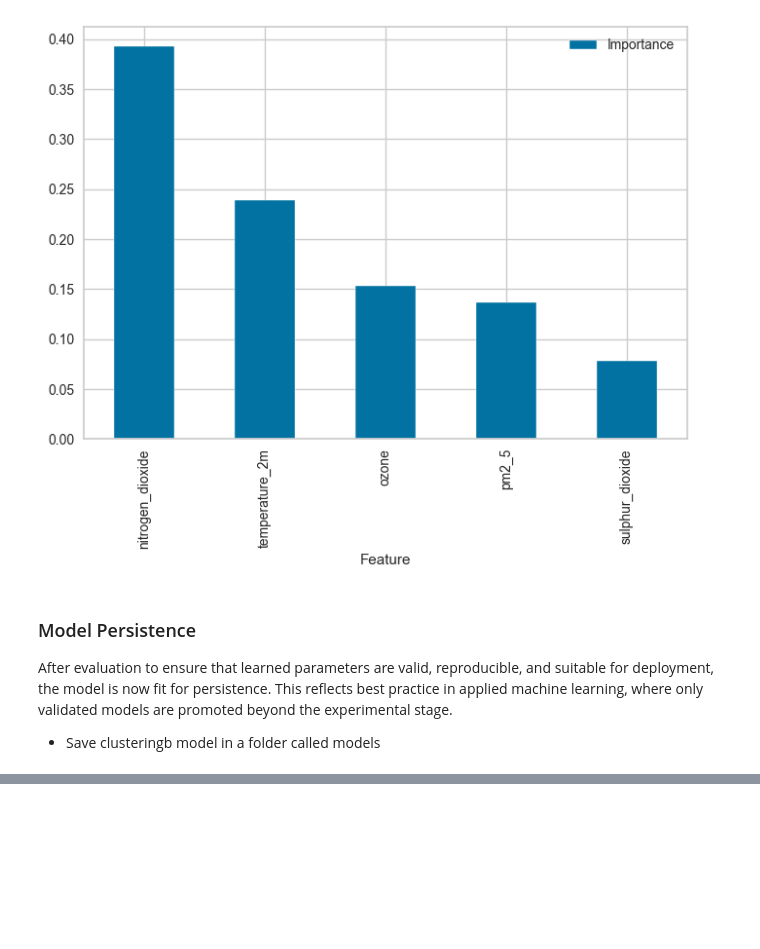
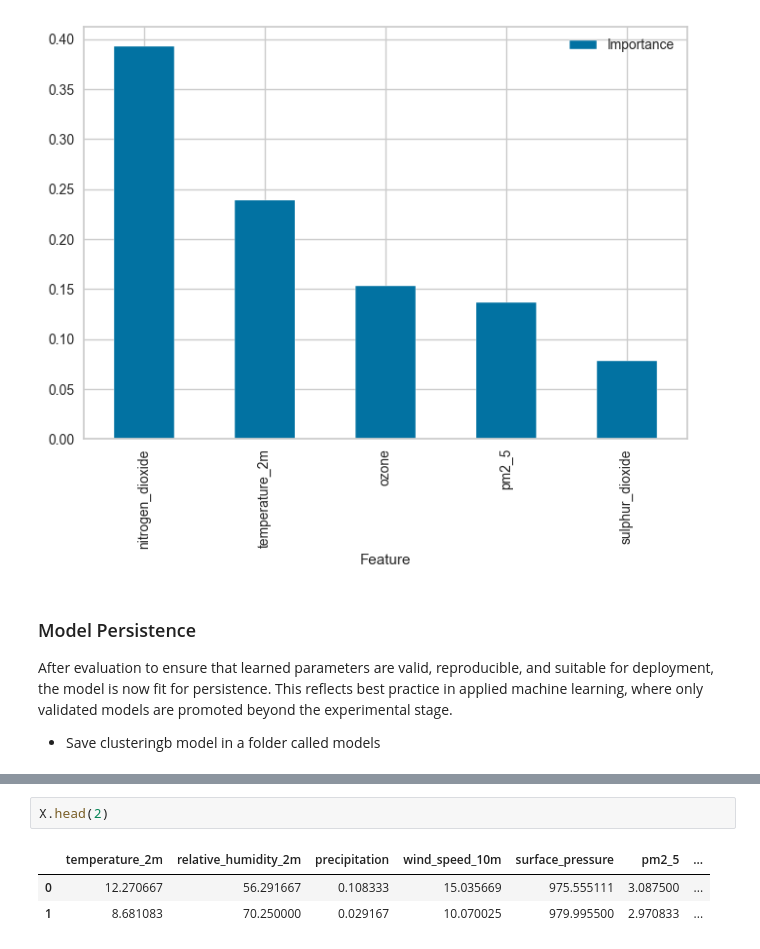
Before and after one commit to arphaxad1985/air_quality_analysis, a Jupyter notebook: notebooks/04_etl_modeling.ipynb, the cells around one changed output, grey strips where cells are left out. Saved outputs shown, nothing was run; the diff lists cells and outputs as text; blank space fills up the shorter version.

```diff
--- a/notebooks/04_etl_modeling.ipynb
+++ b/notebooks/04_etl_modeling.ipynb
@@ -709,0 +710,6 @@ Multiclass Prediction of Engineered AQI Risk Levels
+# %%
+X.head(2)
+# %% [output]
+|  | temperature_2m | relative_humidity_2m | precipitation | wind_speed_10m | surface_pressure | pm2_5 | ... |
+| 0 | 12.270667 | 56.291667 | 0.108333 | 15.035669 | 975.555111 | 3.087500 | ... |
+| 1 | 8.681083 | 70.250000 | 0.029167 | 10.070025 | 979.995500 | 2.970833 | ... |
```
Also changed, not shown: parts of 35 cells of this notebook.
